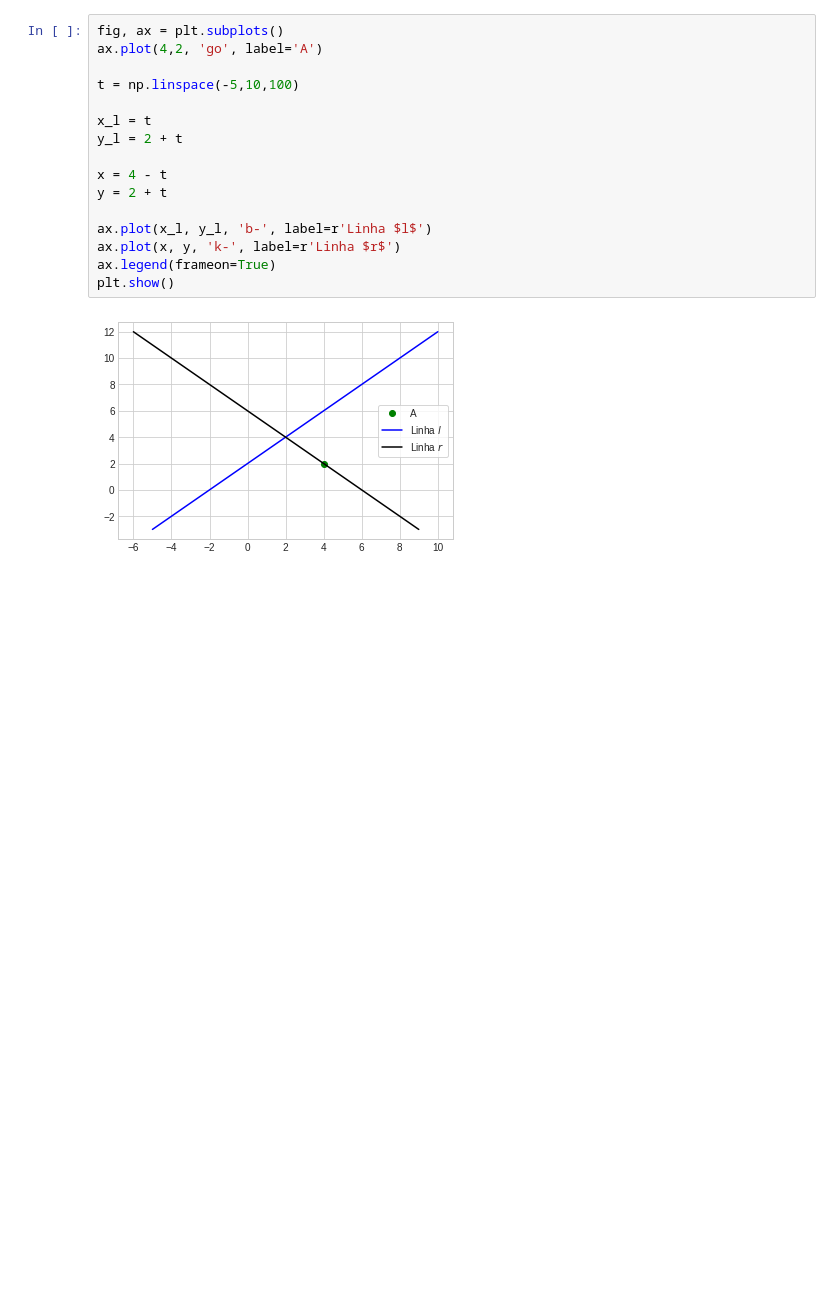
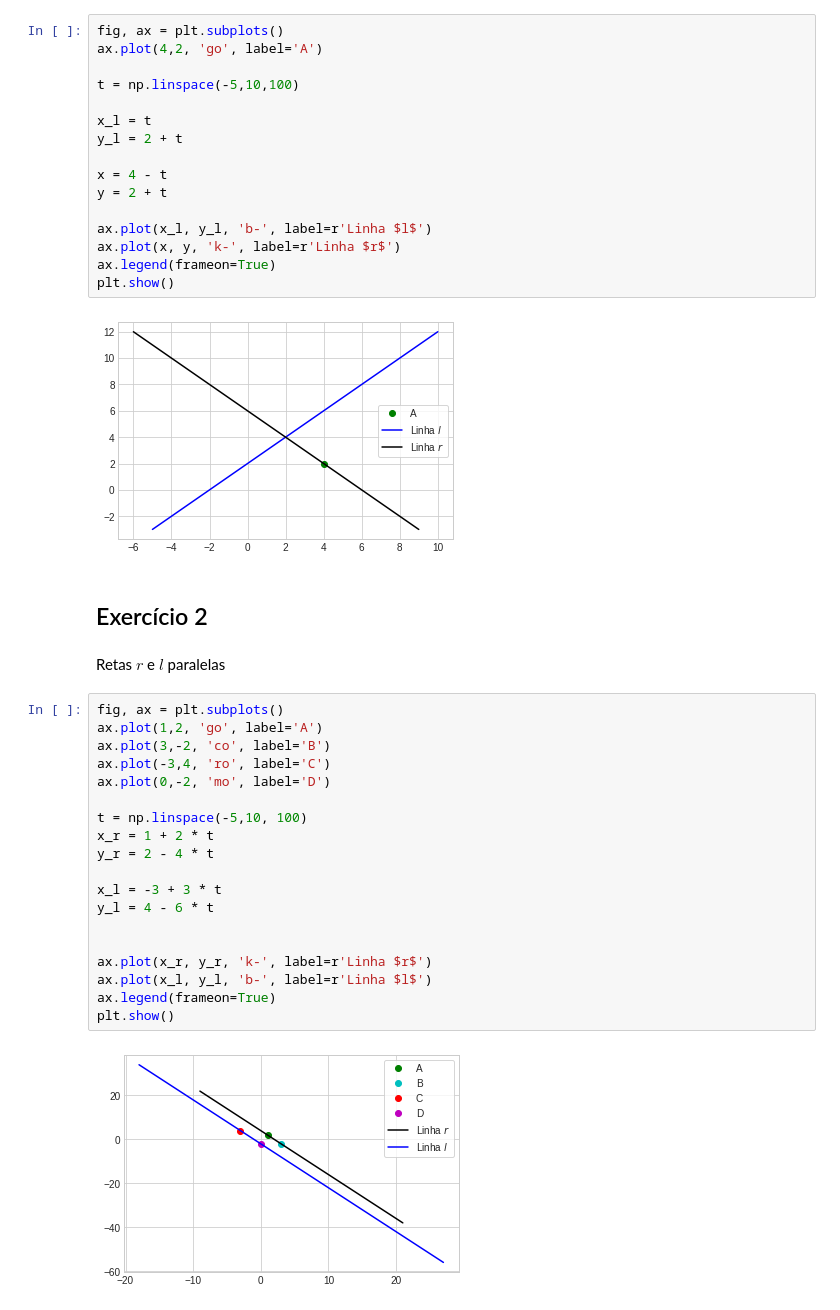
Before and after one commit to jorgesalhani/LinearAlgebraApplications, a Jupyter notebook: Module1/Exercises/ex1.ipynb, the cells around one changed output. Cells and saved outputs as stored; diff of their text form; blank space fills up the shorter version.

```diff
--- a/Module1/Exercises/ex1.ipynb
+++ b/Module1/Exercises/ex1.ipynb
@@ -94,3 +94,28 @@ ax.legend(frameon=True)
 plt.show()
 # %% [output]
 [figure]
+# %% [markdown]
+## Exercício 2
+# %% [markdown]
+Retas $r$ e $l$ paralelas
+# %%
+fig, ax = plt.subplots()
+ax.plot(1,2, 'go', label='A')
+ax.plot(3,-2, 'co', label='B')
+ax.plot(-3,4, 'ro', label='C')
+ax.plot(0,-2, 'mo', label='D')
+
+t = np.linspace(-5,10, 100)
+x_r = 1 + 2 * t
+y_r = 2 - 4 * t
+
+x_l = -3 + 3 * t
+y_l = 4 - 6 * t
+
+
+ax.plot(x_r, y_r, 'k-', label=r'Linha $r$')
+ax.plot(x_l, y_l, 'b-', label=r'Linha $l$')
+ax.legend(frameon=True)
+plt.show()
+# %% [output]
+[figure, added]
```
Also changed, not shown: parts of 13 cells of this notebook.
